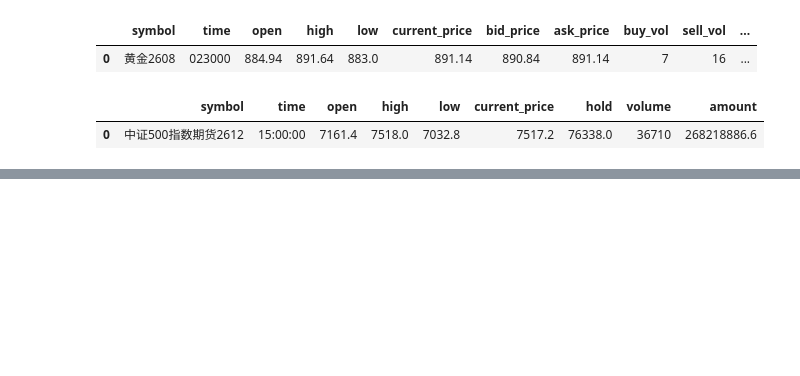
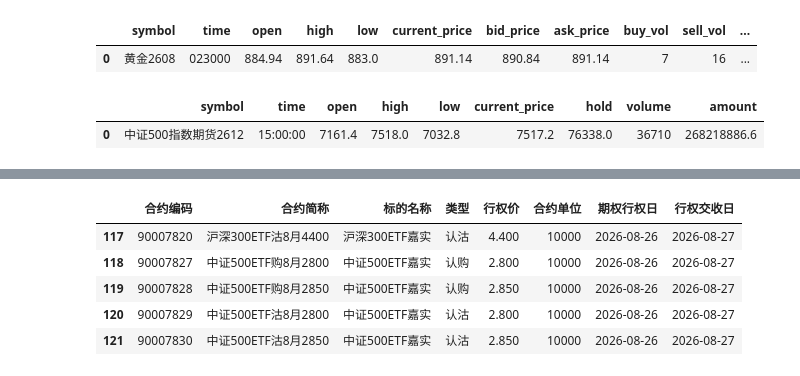
Before and after one commit to JasonZhangQM/ams_server_fast, a Jupyter notebook: run-akshare.ipynb, the cells around one changed output, grey strips where cells are left out. Saved outputs shown, nothing was run; the diff lists cells and outputs as text; code cells hidden in the pictures; blank space fills up the shorter version.

```diff
--- a/run-akshare.ipynb
+++ b/run-akshare.ipynb
@@ -40,0 +41,10 @@ option_finance_board_df
+# %%
+option_finance_board_df = ak.option_finance_board(symbol="嘉实沪深300ETF期权", end_month="202608")
+option_finance_board_df.tail()
+# %% [output]
+|  | 合约编码 | 合约简称 | 标的名称 | 类型 | 行权价 | 合约单位 | 期权行权日 | 行权交收日 |
+| 117 | 90007820 | 沪深300ETF沽8月4400 | 沪深300ETF嘉实 | 认沽 | 4.400 | 10000 | 2026-08-26 | 2026-08-27 |
+| 118 | 90007827 | 中证500ETF购8月2800 | 中证500ETF嘉实 | 认购 | 2.800 | 10000 | 2026-08-26 | 2026-08-27 |
+| 119 | 90007828 | 中证500ETF购8月2850 | 中证500ETF嘉实 | 认购 | 2.850 | 10000 | 2026-08-26 | 2026-08-27 |
+| 120 | 90007829 | 中证500ETF沽8月2800 | 中证500ETF嘉实 | 认沽 | 2.800 | 10000 | 2026-08-26 | 2026-08-27 |
+| 121 | 90007830 | 中证500ETF沽8月2850 | 中证500ETF嘉实 | 认沽 | 2.850 | 10000 | 2026-08-26 | 2026-08-27 |
```
Also changed, not shown: parts of 6 cells of this notebook, 3 other files.
